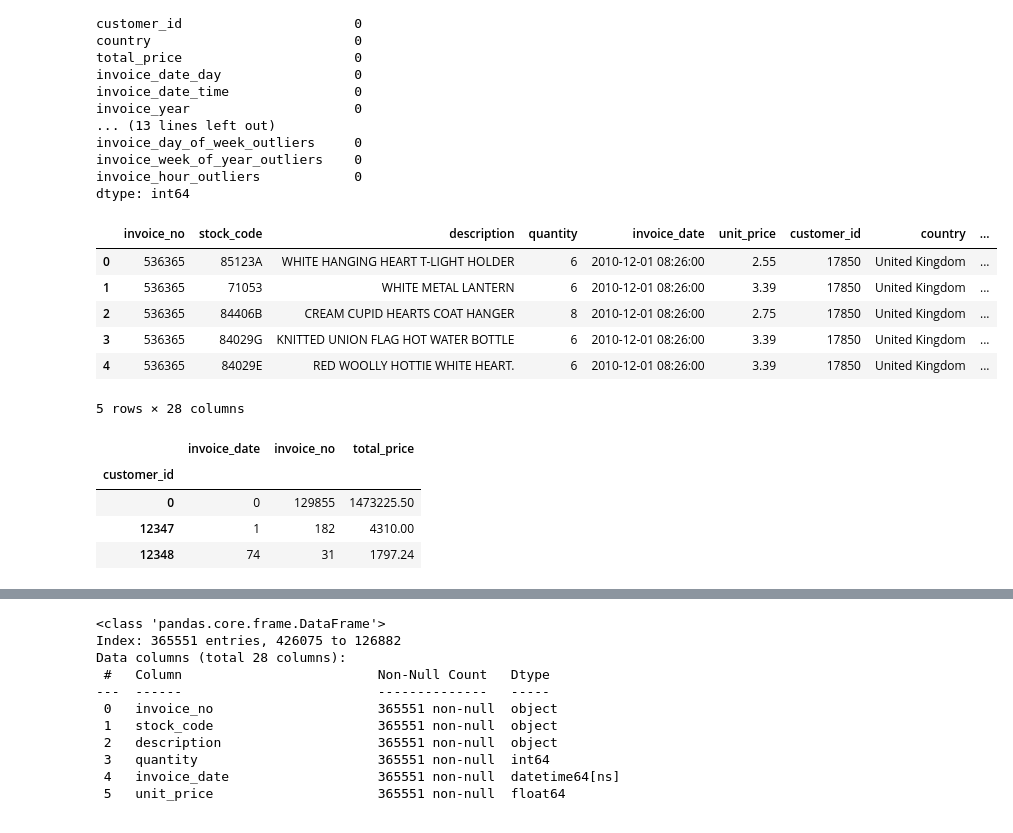
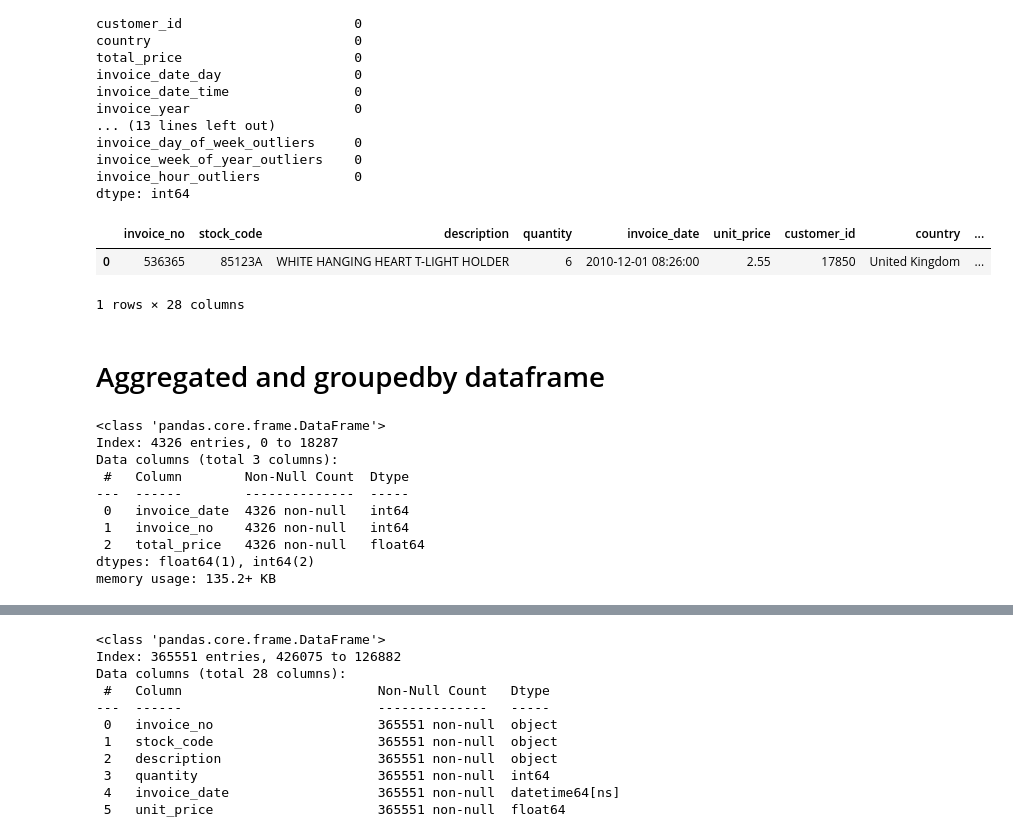
Before and after one commit to Marc-Aradillas/customer-segmentation-project, a Jupyter notebook: exp_working_nb.ipynb, the cells around one changed output, grey strips where cells are left out. Saved outputs shown, nothing was run; the diff lists cells and outputs as text; code cells hidden in the pictures.

```diff
--- a/exp_working_nb.ipynb
+++ b/exp_working_nb.ipynb
@@ -65,25 +72,27 @@ invoice_week_of_year_outliers    0
 invoice_hour_outliers            0
 dtype: int64
 # %%
-df.head()
+df.head(1)
 # %% [output]
 |  | invoice_no | stock_code | description | quantity | invoice_date | unit_price | customer_id | country | ... |
 | 0 | 536365 | 85123A | WHITE HANGING HEART T-LIGHT HOLDER | 6 | 2010-12-01 08:26:00 | 2.55 | 17850 | United Kingdom | ... |
-| 1 | 536365 | 71053 | WHITE METAL LANTERN | 6 | 2010-12-01 08:26:00 | 3.39 | 17850 | United Kingdom | ... |
-| 2 | 536365 | 84406B | CREAM CUPID HEARTS COAT HANGER | 8 | 2010-12-01 08:26:00 | 2.75 | 17850 | United Kingdom | ... |
-| 3 | 536365 | 84029G | KNITTED UNION FLAG HOT WATER BOTTLE | 6 | 2010-12-01 08:26:00 | 3.39 | 17850 | United Kingdom | ... |
-| 4 | 536365 | 84029E | RED WOOLLY HOTTIE WHITE HEART. | 6 | 2010-12-01 08:26:00 | 3.39 | 17850 | United Kingdom | ... |
-5 rows × 28 columns
+1 rows × 28 columns
+# %% [markdown]
+# Aggregated and groupedby dataframe
 # %%
-# aggregated and grouped by dataframe
 new_df
 
-new_df.head(3)
+new_df.info()
 # %% [output]
-|  | invoice_date | invoice_no | total_price |
-| customer_id |  |  |  |
-| 0 | 0 | 129855 | 1473225.50 |
-| 12347 | 1 | 182 | 4310.00 |
-| 12348 | 74 | 31 | 1797.24 |
+<class 'pandas.core.frame.DataFrame'>
+Index: 4326 entries, 0 to 18287
+Data columns (total 3 columns):
+ #   Column        Non-Null Count  Dtype
+---  ------        --------------  -----
+ 0   invoice_date  4326 non-null   int64
+ 1   invoice_no    4326 non-null   int64
+ 2   total_price   4326 non-null   float64
+dtypes: float64(1), int64(2)
+memory usage: 135.2+ KB
 # %%
 train.columns.to_list()
```
Also changed, not shown: parts of 11 cells of this notebook, 1 other file.
